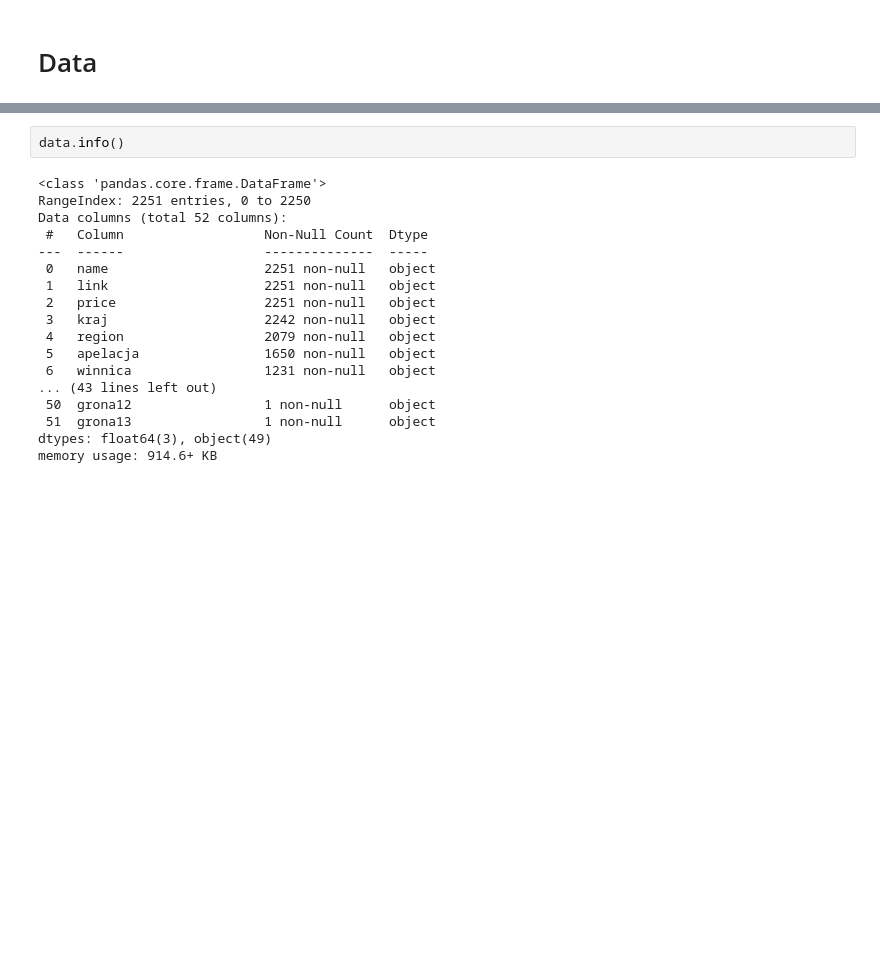
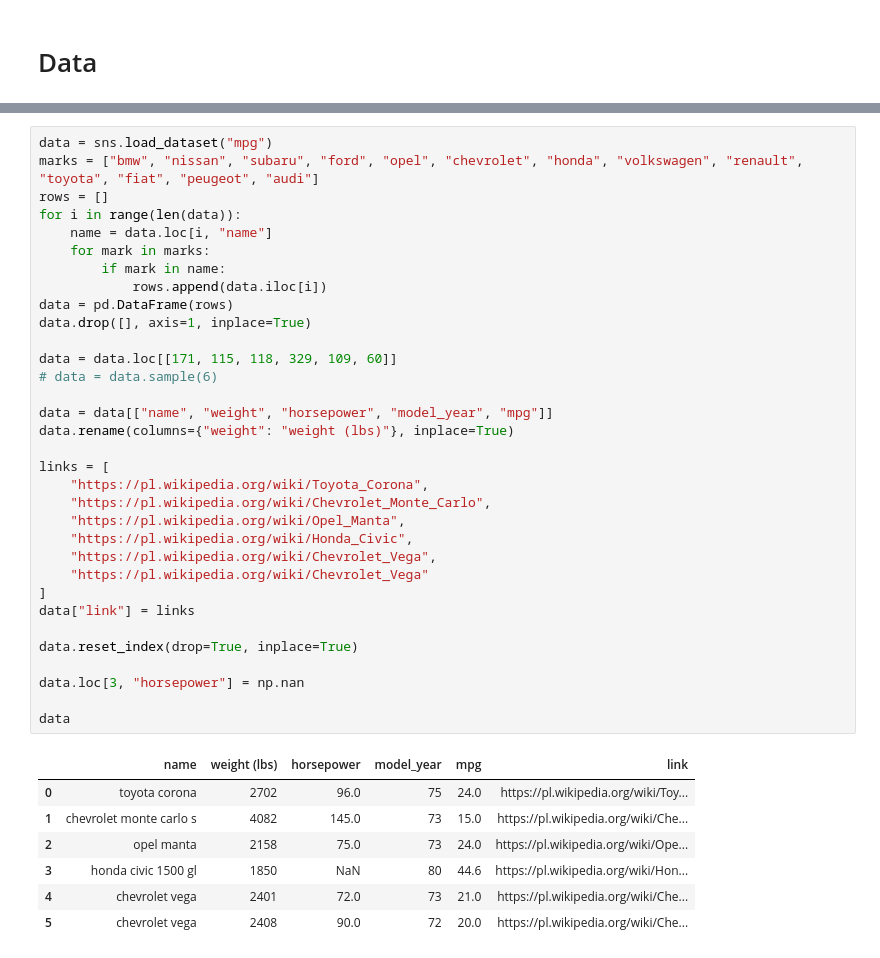
Before and after one commit to OgrodowskiJedrzej/Intro-To-Data-Science-Notebooks, a Jupyter notebook: Data Manipulation/data_cleaning.ipynb, the cells around one changed output, grey strips where cells are left out. Cells and saved outputs as stored; diff of their text form; blank space fills up the shorter version.

```diff
--- a/Data Manipulation/data_cleaning.ipynb
+++ b/Data Manipulation/data_cleaning.ipynb
@@ -19,20 +10,41 @@ data.head()
-# %%
-data.info()
-# %% [output]
-<class 'pandas.core.frame.DataFrame'>
-RangeIndex: 2251 entries, 0 to 2250
-Data columns (total 52 columns):
- #   Column                  Non-Null Count  Dtype
----  ------                  --------------  -----
- 0   name                    2251 non-null   object
- 1   link                    2251 non-null   object
- 2   price                   2251 non-null   object
- 3   kraj                    2242 non-null   object
- 4   region                  2079 non-null   object
- 5   apelacja                1650 non-null   object
- 6   winnica                 1231 non-null   object
-... (43 lines left out)
- 50  grona12                 1 non-null      object
- 51  grona13                 1 non-null      object
-dtypes: float64(3), object(49)
-memory usage: 914.6+ KB
+# %%
+data = sns.load_dataset("mpg")
+marks = ["bmw", "nissan", "subaru", "ford", "opel", "chevrolet", "honda", "volkswagen", "renault", "toyota", "fiat", "peugeot", "audi"]
+rows = []
+for i in range(len(data)):
+    name = data.loc[i, "name"]
+    for mark in marks:
+        if mark in name:
+            rows.append(data.iloc[i])
+data = pd.DataFrame(rows)
+data.drop([], axis=1, inplace=True)
+
+data = data.loc[[171, 115, 118, 329, 109, 60]]
+# data = data.sample(6)
+
+data = data[["name", "weight", "horsepower", "model_year", "mpg"]]
+data.rename(columns={"weight": "weight (lbs)"}, inplace=True)
+
+links = [
+    "https://pl.wikipedia.org/wiki/Toyota_Corona",
+    "https://pl.wikipedia.org/wiki/Chevrolet_Monte_Carlo",
+    "https://pl.wikipedia.org/wiki/Opel_Manta",
+    "https://pl.wikipedia.org/wiki/Honda_Civic",
+    "https://pl.wikipedia.org/wiki/Chevrolet_Vega",
+    "https://pl.wikipedia.org/wiki/Chevrolet_Vega"
+]
+data["link"] = links
+
+data.reset_index(drop=True, inplace=True)
+
+data.loc[3, "horsepower"] = np.nan
+
+data
+# %% [output]
+|  | name | weight (lbs) | horsepower | model_year | mpg | link |
+| 0 | toyota corona | 2702 | 96.0 | 75 | 24.0 | https://pl.wikipedia.org/wiki/Toy... |
+| 1 | chevrolet monte carlo s | 4082 | 145.0 | 73 | 15.0 | https://pl.wikipedia.org/wiki/Che... |
+| 2 | opel manta | 2158 | 75.0 | 73 | 24.0 | https://pl.wikipedia.org/wiki/Ope... |
+| 3 | honda civic 1500 gl | 1850 | NaN | 80 | 44.6 | https://pl.wikipedia.org/wiki/Hon... |
+| 4 | chevrolet vega | 2401 | 72.0 | 73 | 21.0 | https://pl.wikipedia.org/wiki/Che... |
+| 5 | chevrolet vega | 2408 | 90.0 | 72 | 20.0 | https://pl.wikipedia.org/wiki/Che... |
```
Also changed, not shown: parts of 25 cells of this notebook, 2 other files.
